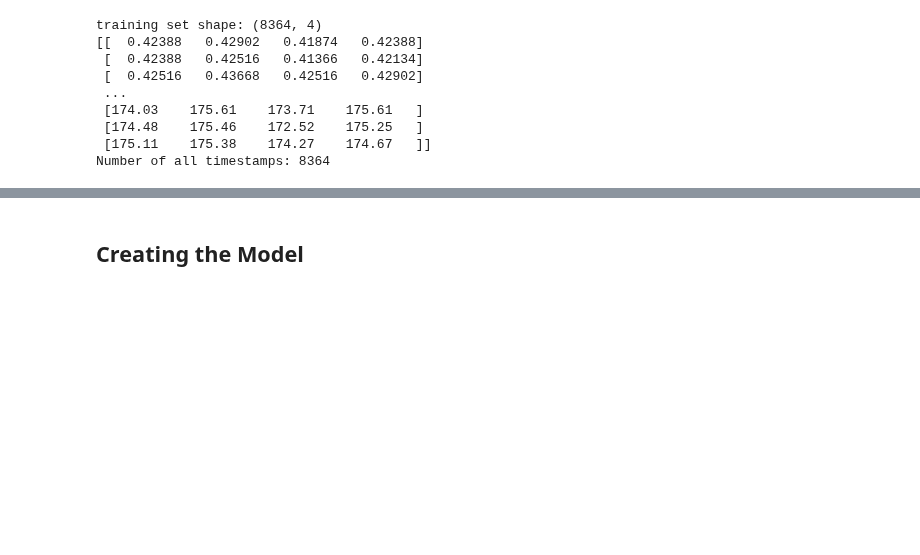
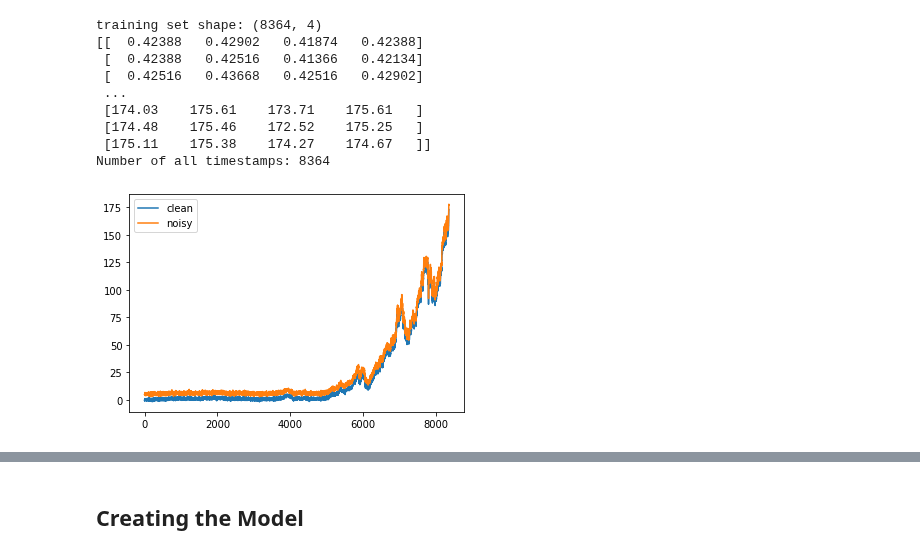
Before and after one commit to zanderman/stock-forecasting-transformer, a Jupyter notebook: Stock_predict_LSTM.ipynb, the cells around one changed output, grey strips where cells are left out. Saved outputs shown, nothing was run; the diff lists cells and outputs as text; code cells hidden in the pictures; blank space fills up the shorter version.

```diff
--- a/Stock_predict_LSTM.ipynb
+++ b/Stock_predict_LSTM.ipynb
@@ -157,5 +157,19 @@ training set shape: (8364, 4)
  [174.48    175.46    172.52    175.25   ]
  [175.11    175.38    174.27    174.67   ]]
 Number of all timestamps: 8364
+# %%
+# Add noise (optional) run ony once
+plt.plot(train[:,2:3], label='clean')
+
+mean = 5
+std = 0.5
+
+train = train + np.random.normal(mean, std, train.shape)
+
+plt.plot(train[:,2:3], label='noisy')
+plt.legend()
+plt.show()
+# %% [output]
+[figure, added]
 # %%
 # Feature scaling
```
Also changed, not shown: parts of 12 cells of this notebook.
